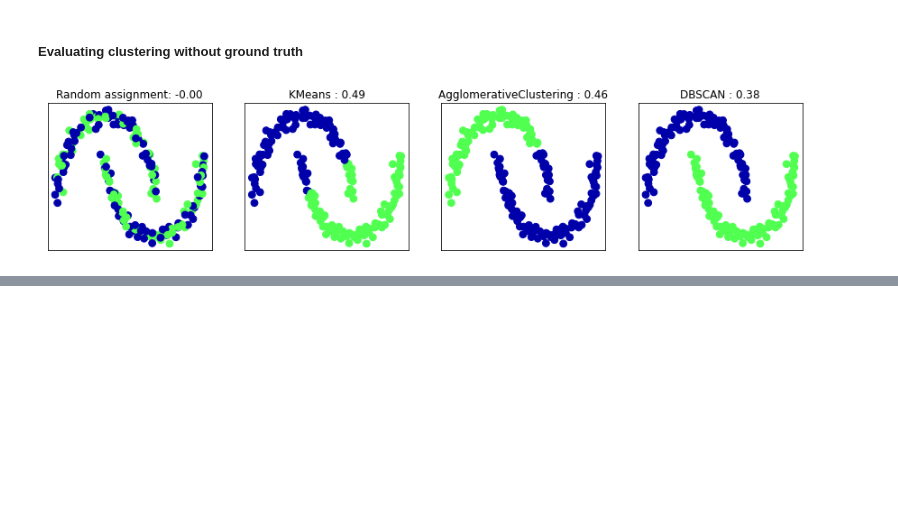
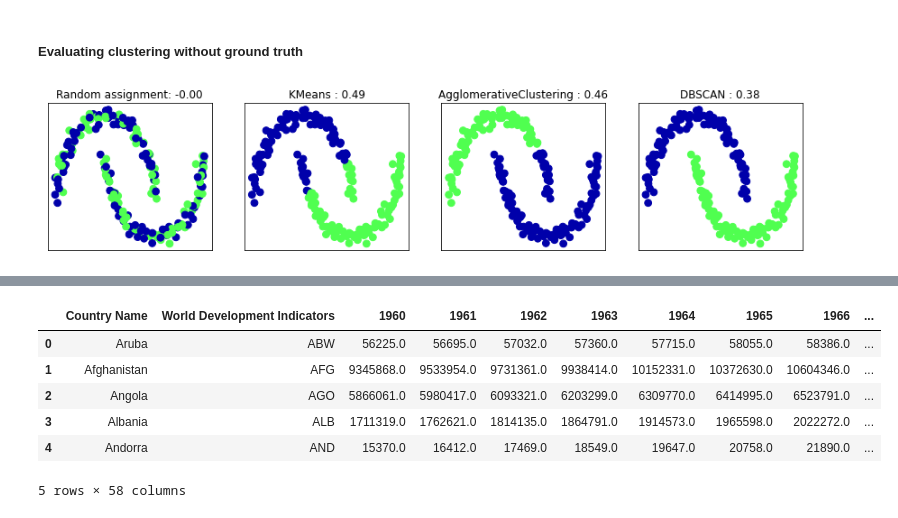
Before and after one commit to OleksiiF/ml_study, a Jupyter notebook: src/unsupervised_learning.ipynb, the cells around one changed output, grey strips where cells are left out. Cells and saved outputs as stored; diff of their text form; code cells hidden in the pictures; blank space fills up the shorter version.

```diff
--- a/src/unsupervised_learning.ipynb
+++ b/src/unsupervised_learning.ipynb
@@ -713,0 +725,11 @@ for ax, algorithm in zip(axes[1:], algorithms):
+# %%
+population = pd.read_csv('../population_with_header.csv', delimiter=',')
+population.head()
+# %% [output]
+|  | Country Name | World Development Indicators | 1960 | 1961 | 1962 | 1963 | 1964 | 1965 | 1966 | ... |
+| 0 | Aruba | ABW | 56225.0 | 56695.0 | 57032.0 | 57360.0 | 57715.0 | 58055.0 | 58386.0 | ... |
+| 1 | Afghanistan | AFG | 9345868.0 | 9533954.0 | 9731361.0 | 9938414.0 | 10152331.0 | 10372630.0 | 10604346.0 | ... |
+| 2 | Angola | AGO | 5866061.0 | 5980417.0 | 6093321.0 | 6203299.0 | 6309770.0 | 6414995.0 | 6523791.0 | ... |
+| 3 | Albania | ALB | 1711319.0 | 1762621.0 | 1814135.0 | 1864791.0 | 1914573.0 | 1965598.0 | 2022272.0 | ... |
+| 4 | Andorra | AND | 15370.0 | 16412.0 | 17469.0 | 18549.0 | 19647.0 | 20758.0 | 21890.0 | ... |
+5 rows × 58 columns
```
Also changed, not shown: parts of 2 cells of this notebook, 3 other files.
